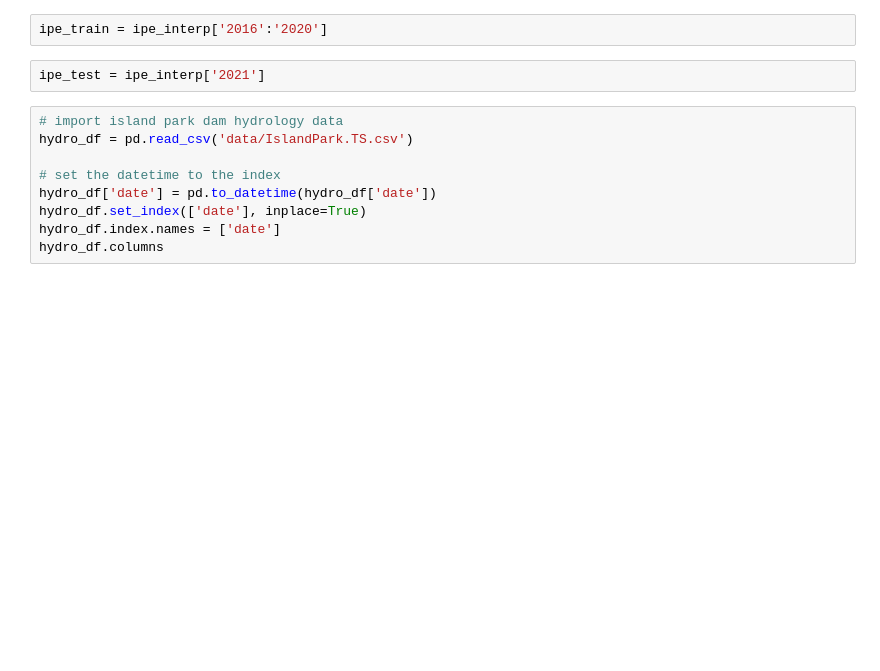
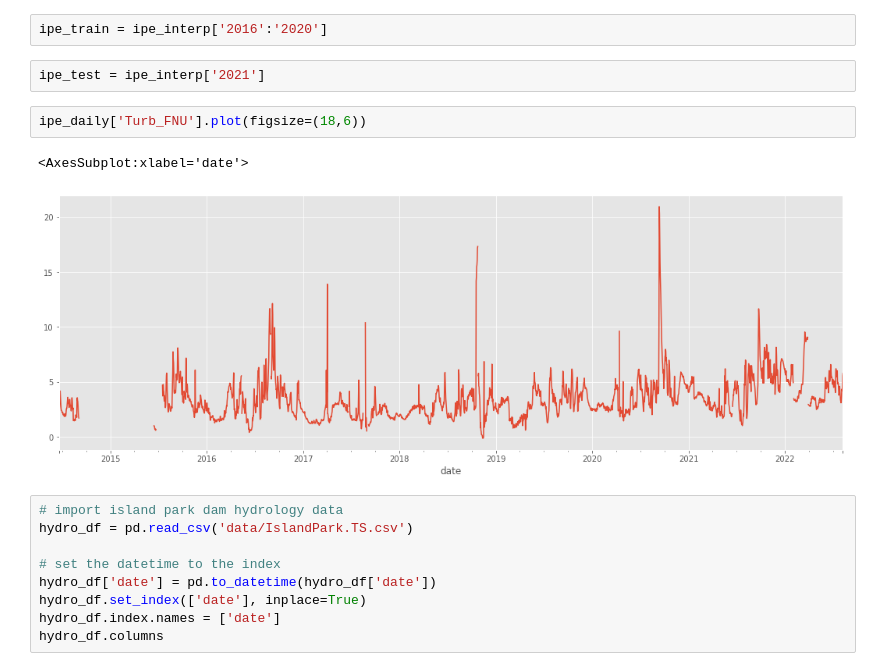
Before and after one commit to Krispy3/HFF_Water, a Jupyter notebook: HFF_Turbidity.ipynb, the cells around one changed output. Saved outputs shown, nothing was run; the diff lists cells and outputs as text; blank space fills up the shorter version.

```diff
--- a/VAR Model-Copy1.ipynb
+++ b/HFF_Turbidity.ipynb
@@ -59,6 +92,11 @@ ipe_interp = ipe_daily.interpolate(method='spline', order=2)
 ipe_train = ipe_interp['2016':'2020']
 # %%
 ipe_test = ipe_interp['2021']
+# %%
+ipe_daily['Turb_FNU'].plot(figsize=(18,6))
+# %% [output]
+<AxesSubplot:xlabel='date'>
+[figure, added]
 # %%
 # import island park dam hydrology data
 hydro_df = pd.read_csv('data/IslandPark.TS.csv')
```
Also changed, not shown: parts of 24 cells of this notebook, 4 other files.
